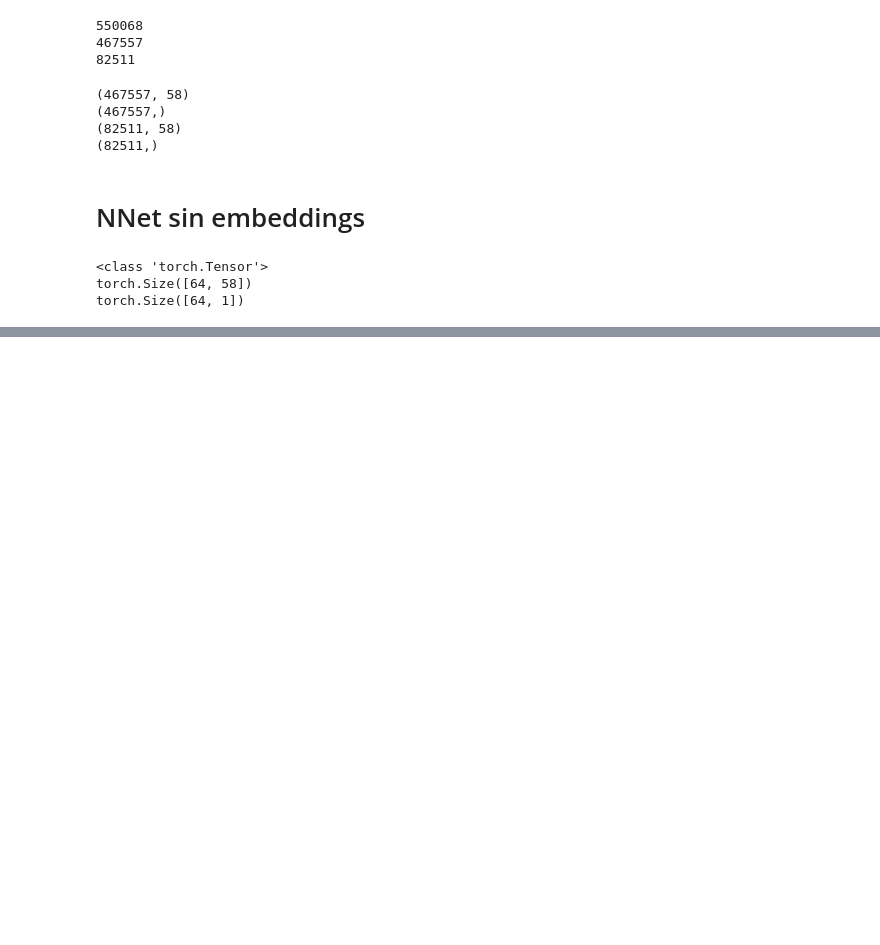
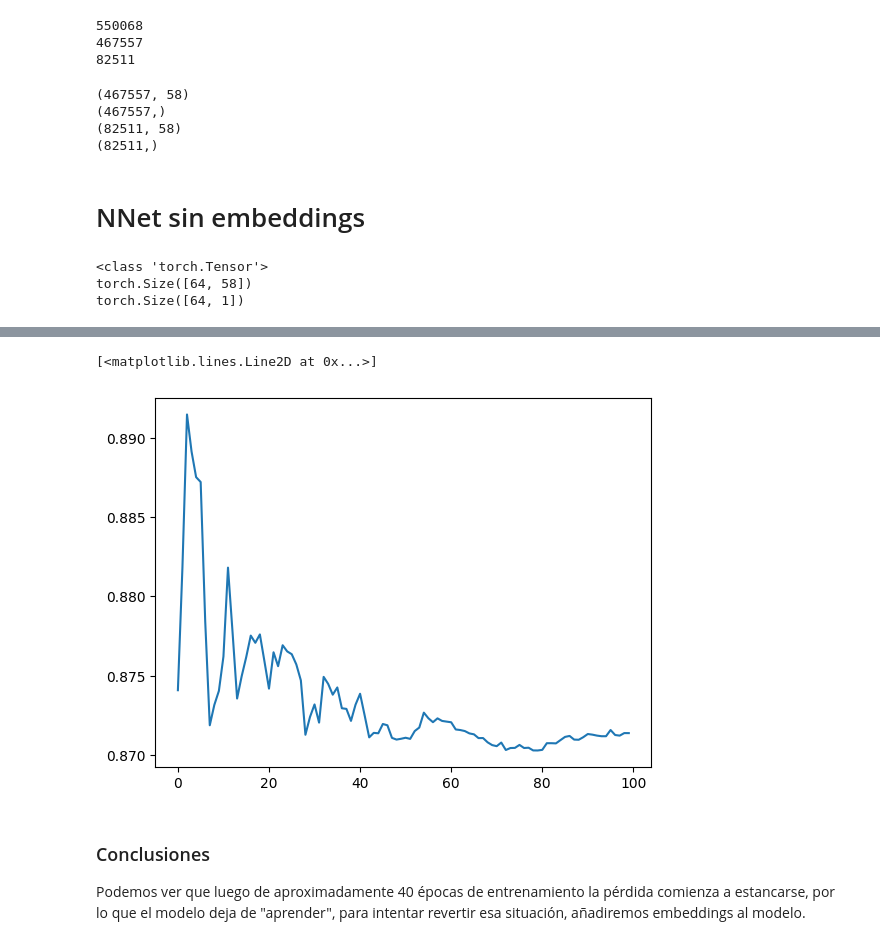
Before and after one commit to ldidone/aprendizaje_profundo_CEIA_TP, a Jupyter notebook: Examen Final - Ejercicio 3.ipynb, the cells around one changed output, grey strips where cells are left out. Cells and saved outputs as stored; diff of their text form; code cells hidden in the pictures; blank space fills up the shorter version.

Commit message:
Added exercise 3 - trained.

```diff
--- a/Examen Final - Ejercicio 3.ipynb
+++ b/Examen Final - Ejercicio 3.ipynb
@@ -369,0 +388,11 @@ for epoch in range(100):
+# %%
+fig, ax1 = plt.subplots(1, 1)
+x = range(0, len(train_auc))
+ax1.plot(x, train_auc)
+# %% [output]
+[<matplotlib.lines.Line2D at 0x...>]
+[figure, added]
+# %% [markdown]
+### Conclusiones
+
+Podemos ver que luego de aproximadamente 40 épocas de entrenamiento la pérdida comienza a estancarse, por lo que el modelo deja de "aprender", para intentar revertir esa situación, añadiremos embeddings al modelo.
```
Also changed, not shown: parts of 2 cells of this notebook.
